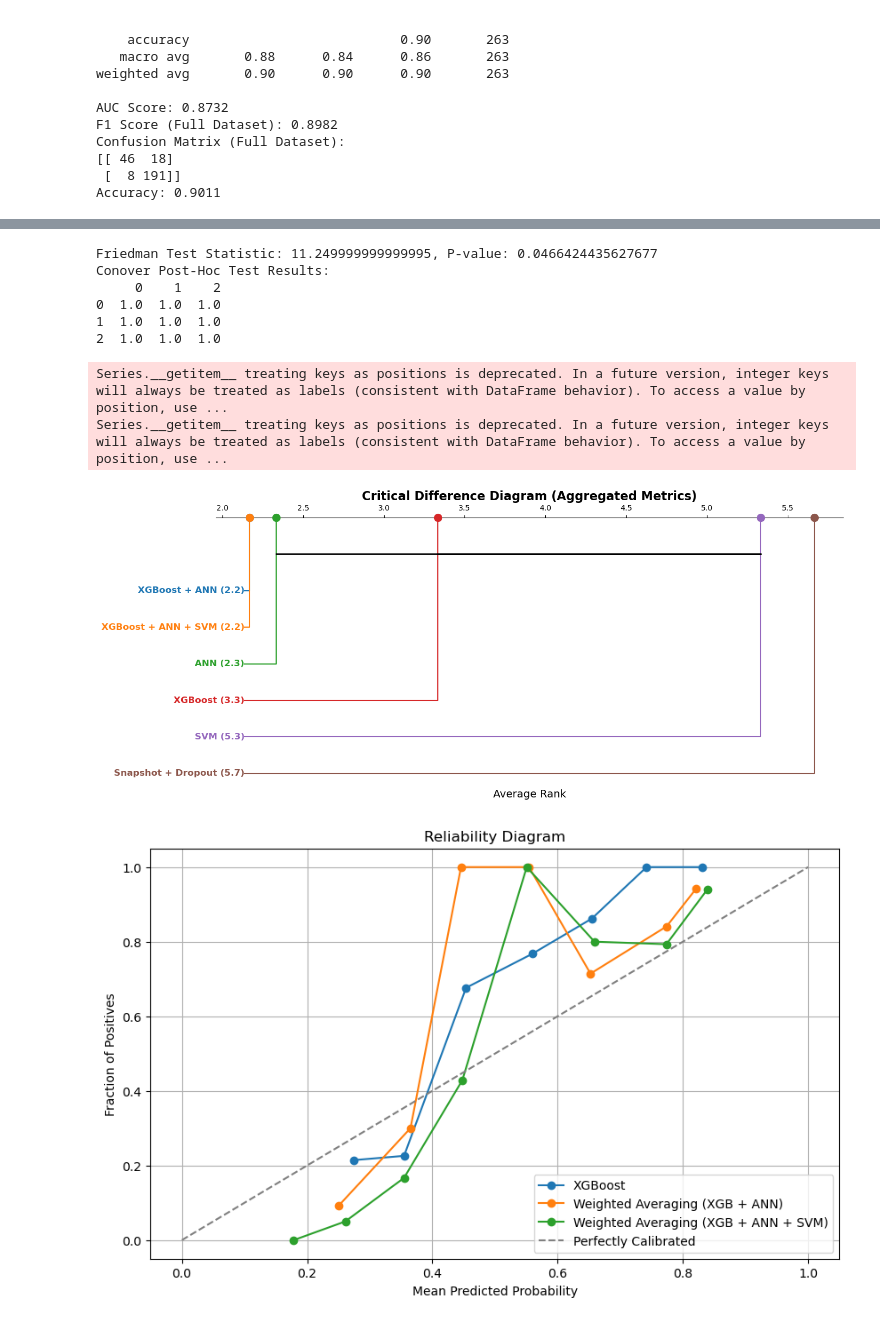
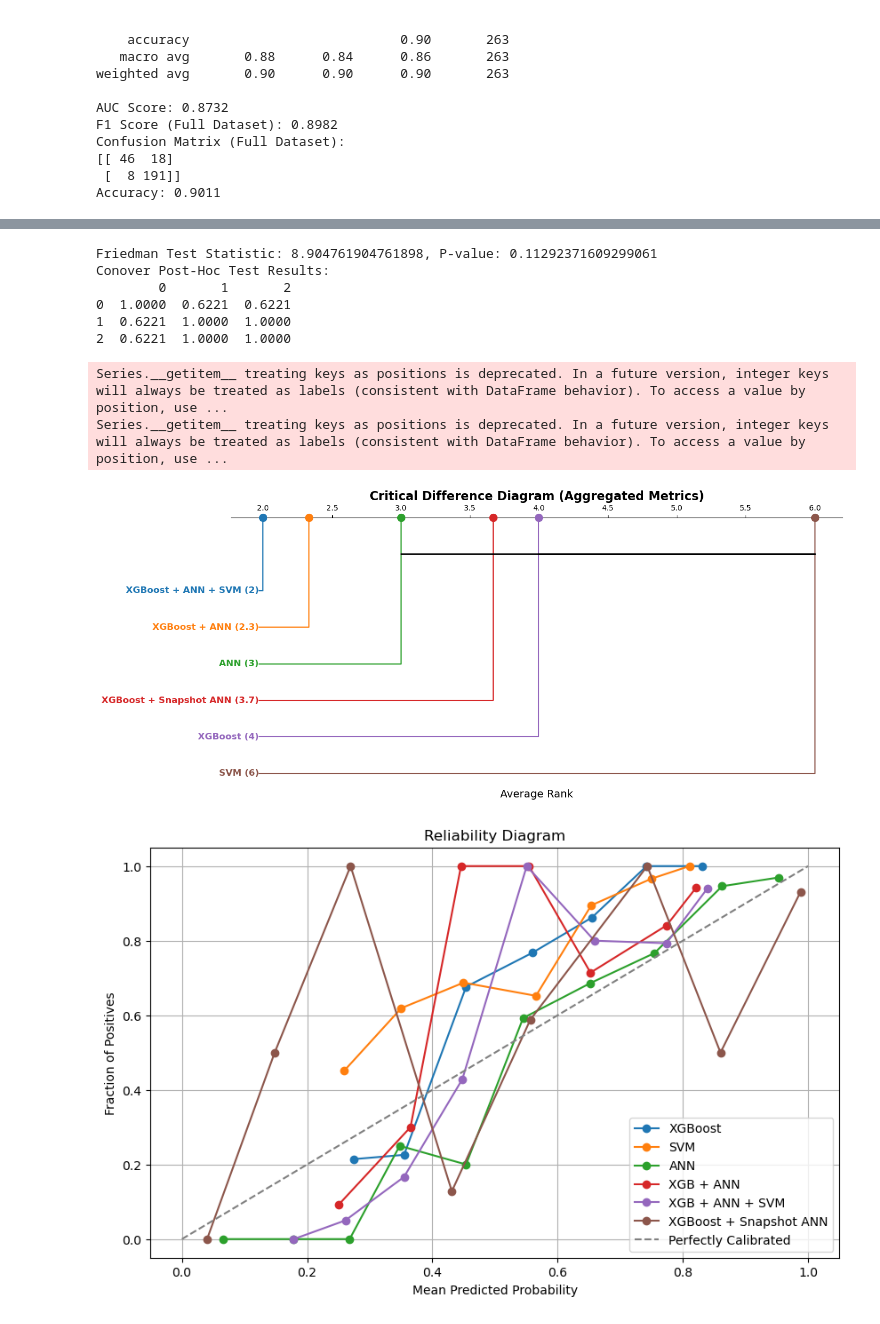
Before and after one commit to shrinitbabel/Hospital-LOS-Predictor-TBI, a Jupyter notebook: SupervisedLearning2.ipynb, the cells around one changed output, grey strips where cells are left out. Drawn from its saved outputs; the diff is of its cells as text; code cells hidden in the pictures.

```diff
--- a/SupervisedLearning2.ipynb
+++ b/SupervisedLearning2.ipynb
@@ -808,34 +780,39 @@ Confusion Matrix (Full Dataset):
 Accuracy: 0.9011
 # %%
 from sklearn.metrics import roc_auc_score, f1_score, accuracy_score, classification_report, confusion_matrix
+import numpy as np
 
 # Generate Snapshot Ensembles for ANN
 snapshots_ann = snapshot_dropout_ensemble(ann_model, X, y, n_snapshots=50, dropout_rate=0.5)
 
-# Predict probabilities for Snapshot + Dropout Ensemble
-snapshot_probs = snapshot_predict(snapshots_ann, X)  # Directly get probabilities
+# Predict probabilities for Snapshot ANN
+snapshot_probs = snapshot_predict(snapshots_ann, X)  # Directly get probabilities from snapshot ensemble
+
+# Predict probabilities for XGBoost
+xgb_probs = XGB_model.predict_proba(X)[:, 1]  # Get probabilities for the positive class from XGBoost
+
+# Combine probabilities using weighted averaging
+weights = [0.6, 0.4]  # Weight for XGBoost and Snapshot ANN, respectively
+snapshot_ensemble_probs = np.average([xgb_probs, snapshot_probs], axis=0, weights=weights)
 
 # Convert probabilities to class predictions
-snapshot_preds = (snapshot_probs > 0.5).astype(int)
+snapshot_ensemble_preds = (snapshot_ensemble_probs > 0.5).astype(int)
 
 # Calculate Metrics
-snapshot_auc = roc_auc_score(y, snapshot_probs)
-snapshot_f1 = f1_score(y, snapshot_preds, average="weighted")
-snapshot_accuracy = accuracy_score(y, snapshot_preds)
-snapshot_conf_matrix = confusion_matrix(y, snapshot_preds)
+snapshot_ensemble_auc = roc_auc_score(y, snapshot_ensemble_probs)
+snapshot_ensemble_f1 = f1_score(y, snapshot_ensemble_preds, average="weighted")
+snapshot_ensemble_accuracy = accuracy_score(y, snapshot_ensemble_preds)
+snapshot_ensemble_conf_matrix = confusion_matrix(y, snapshot_ensemble_preds)
 
 # Print Classification Report
-print("Snapshot + Dropout Ensemble Metrics:")
-print(f"AUC Score: {snapshot_auc:.4f}")
-print(f"F1 Score: {snapshot_f1:.4f}")
-print(f"Accuracy: {snapshot_accuracy:.4f}")
+print("XGBoost + Snapshot ANN Weighted Averaging Ensemble Metrics:")
+print(f"AUC Score: {snapshot_ensemble_auc:.4f}")
+print(f"F1 Score: {snapshot_ensemble_f1:.4f}")
+print(f"Accuracy: {snapshot_ensemble_accuracy:.4f}")
 print("Confusion Matrix:")
-print(snapshot_conf_matrix)
+print(snapshot_ensemble_conf_matrix)
 
 # Full Classification Report
 print("\nFull Classification Report:")
-print(classification_report(y, snapshot_preds))
-
-accuracy = accuracy_score(y, snapshot_preds)
-print(f"Accuracy: {accuracy:.4f}")
+print(classification_report(y, snapshot_ensemble_preds))
 # %% [output]
@@ -1411,16 +1225,7 @@ from scipy.stats import friedmanchisquare
 import scikit_posthocs as sp
 from scikit_posthocs import critical_difference_diagram
 
-# Define metrics for each model
-metrics = ['AUC', 'F1 Score', 'Accuracy']
-scores = {
-    'XGBoost': [0.8775, 0.8125, 0.81],
-    'SVM': [0.7703, 0.6889, 0.67],
-    'ANN': [0.8788, 0.8316, 0.85],
-    'XGBoost + ANN': [0.8755, 0.8946, 0.90],
-    'XGBoost + ANN + SVM': [0.8732, 0.8982, 0.90],
-    'Snapshot + Dropout': [0.5296, 0.6848, 0.7452],
-}
+
 
 # Calculate ranks for each metric
 df_scores = pd.DataFrame(scores, index=metrics)
@@ -1460,39 +1265,39 @@ plt.xlabel("Average Rank", fontsize=14)
 plt.tight_layout()
 plt.show()
 # %% [output]
-Friedman Test Statistic: 11.249999999999995, P-value: 0.0466424435627677
+Friedman Test Statistic: 8.904761904761898, P-value: 0.11292371609299061
 Conover Post-Hoc Test Results:
-     0    1    2
-0  1.0  1.0  1.0
-1  1.0  1.0  1.0
-2  1.0  1.0  1.0
+        0       1       2
+0  1.0000  0.6221  0.6221
+1  0.6221  1.0000  1.0000
+2  0.6221  1.0000  1.0000
 Series.__getitem__ treating keys as positions is deprecated. In a future version, integer keys will always be treated as labels (consistent with DataFrame behavior). To access a value by position, use ...
 Series.__getitem__ treating keys as positions is deprecated. In a future version, integer keys will always be treated as labels (consistent with DataFrame behavior). To access a value by position, use ...
-[figure, old version]
+[figure, new version]
 # %%
 from sklearn.calibration import calibration_curve
 import matplotlib.pyplot as plt
 
 # Reliability Diagram for Ensembles
 def plot_reliability_diagram(y_true, model_probs, model_labels):
     plt.figure(figsize=(10, 6))
     for probs, label in zip(model_probs, model_labels):
         fraction_of_positives, mean_predicted_value = calibration_curve(y_true, probs, n_bins=10, strategy='uniform')
         plt.plot(mean_predicted_value, fraction_of_positives, marker='o', label=label)
     plt.plot([0, 1], [0, 1], linestyle='--', color='gray', label='Perfectly Calibrated')
     plt.xlabel('Mean Predicted Probability')
     plt.ylabel('Fraction of Positives')
     plt.title('Reliability Diagram')
     plt.legend()
     plt.grid()
     plt.show()
 
 # Example Usage
-model_probs = [XGB_y_prob, ensemble_probs, weighted_probs]
-model_labels = ['XGBoost', 'Weighted Averaging (XGB + ANN)', 'Weighted Averaging (XGB + ANN + SVM)']
+model_probs = [XGB_y_prob, SVM_y_prob, ANN_y_prob, ensemble_probs, weighted_probs, snapshot_ensemble_probs]
+model_labels = ['XGBoost', 'SVM', 'ANN', 'XGB + ANN', 'XGB + ANN + SVM', 'XGBoost + Snapshot ANN']
 plot_reliability_diagram(y, model_probs, model_labels)
 # %% [output]
-[figure, old version]
+[figure, new version]
 # %%
 import matplotlib.pyplot as plt
 from sklearn.metrics import roc_curve, auc
```
Also changed, not shown: parts of 17 cells of this notebook.
